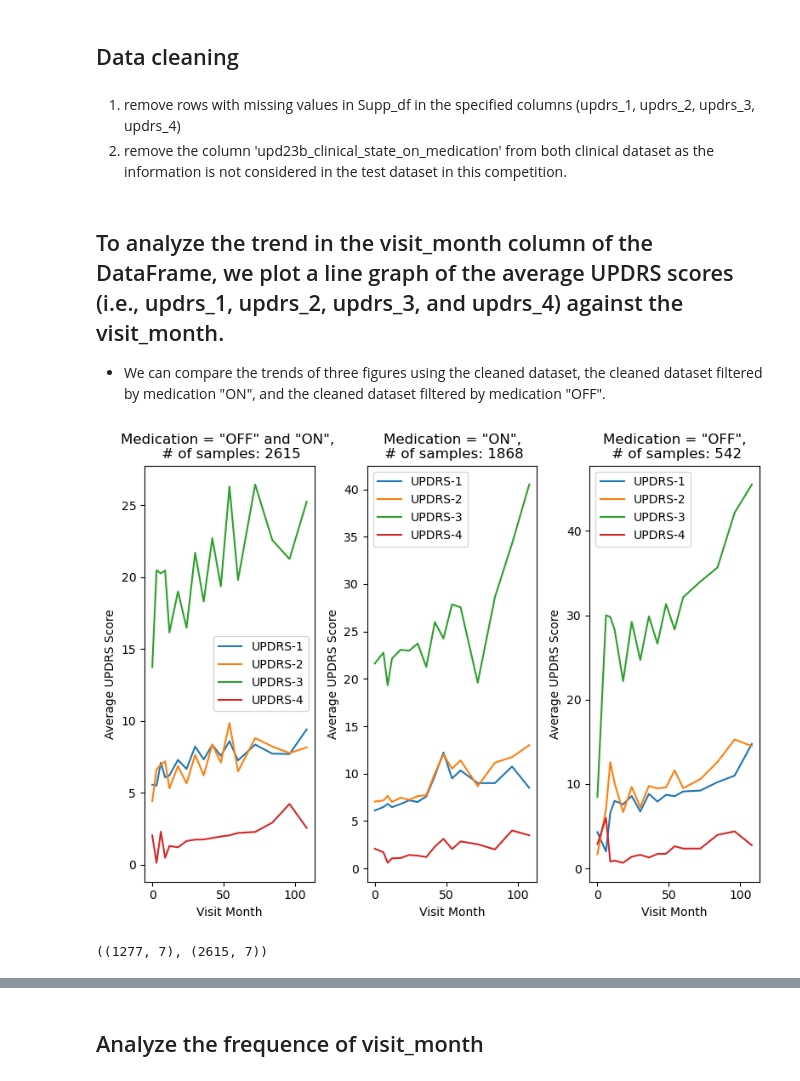
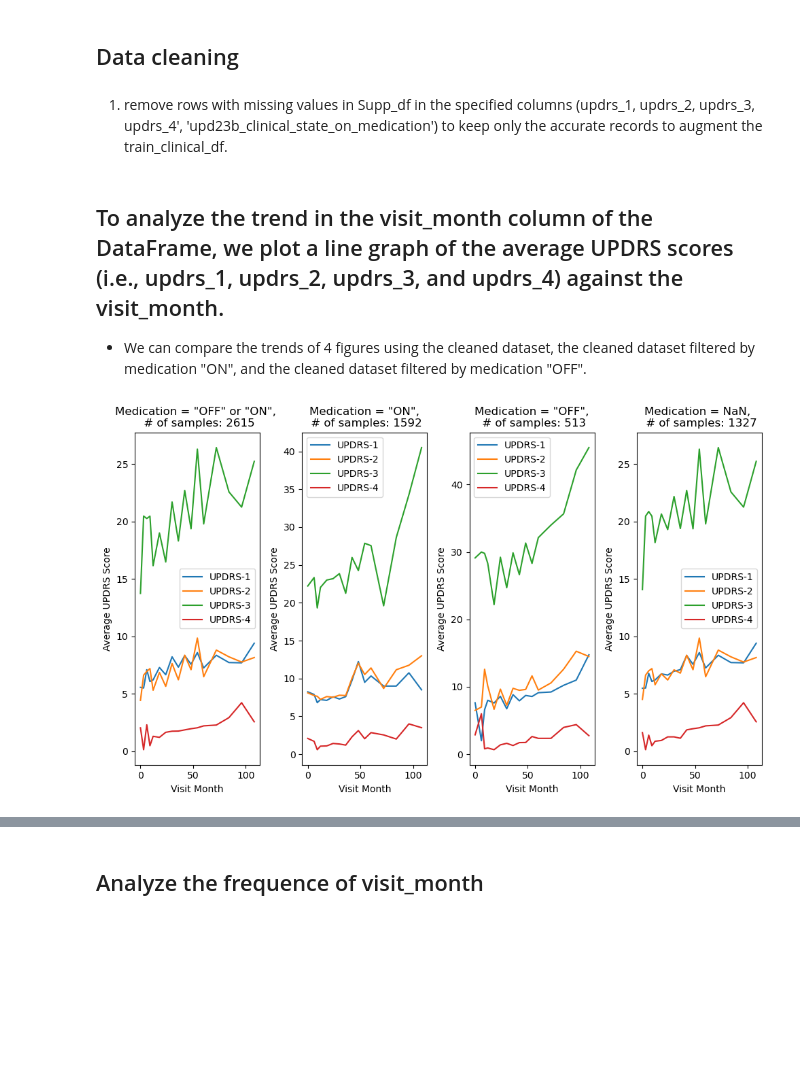
Before and after one commit to hyguozz/blog, a Jupyter notebook: amp-prot-peptide-network-deeplearning.ipynb, the cells around one changed output, grey strips where cells are left out. Drawn from its saved outputs; the diff is of its cells as text; code cells hidden in the pictures; blank space fills up the shorter version.

```diff
--- a/amp-prot-peptide-network-deeplearning.ipynb
+++ b/amp-prot-peptide-network-deeplearning.ipynb
@@ -67,3 +65,4 @@ train_clinical_df = pd.read_csv(dataset_directory / 'train_clinical_data.csv')
 train_peptide_df = pd.read_csv(dataset_directory / 'train_peptides.csv')
 train_protein_df = pd.read_csv(dataset_directory / 'train_proteins.csv')
 supp_df = pd.read_csv(dataset_directory / 'supplemental_clinical_data.csv')
+supp_df.dropna(subset=['updrs_1', 'updrs_2', 'updrs_3', 'updrs_4','upd23b_clinical_state_on_medication'], inplace=True)
@@ -133,15 +100,14 @@ Number of NAN in updrs_1, updrs_2, updrs_3, updrs_4,medication:
 # %% [markdown]
 ## Data cleaning
 # %% [markdown]
-1. remove rows with missing values in Supp_df in the specified columns (updrs_1, updrs_2, updrs_3, updrs_4)
-2. remove the column 'upd23b_clinical_state_on_medication' from both clinical dataset  as the information is not considered in the test dataset in this competition.
+1. remove rows with missing values in Supp_df in the specified columns (updrs_1, updrs_2, updrs_3, updrs_4', 'upd23b_clinical_state_on_medication') to keep only the accurate records to augment the train_clinical_df.
 # %% [markdown]
 ## To analyze the trend in the visit_month column of the DataFrame, we plot a line graph of the average UPDRS scores (i.e., updrs_1, updrs_2, updrs_3, and updrs_4) against the visit_month.
 
-* We can compare the trends of three figures using the cleaned dataset, the cleaned dataset filtered by medication "ON", and the cleaned dataset filtered by medication "OFF".
+* We can compare the trends of 4 figures using the cleaned dataset, the cleaned dataset filtered by medication "ON", and the cleaned dataset filtered by medication "OFF".
 # %%
 # create three subplots in rows
-fig, ax = plt.subplots(ncols = 3,  figsize=(8, 6))
+fig, ax = plt.subplots(ncols = 4,  figsize=(10, 6))
 
 ############## the status of "upd23b_clinical_state_on_medication"] is ignored
 # plot the first figure
@@ -157,11 +123,27 @@ ax[0].plot(df_avg.index, df_avg['updrs_4'], label='UPDRS-4')
 ax[0].set_xlabel('Visit Month')
 ax[0].set_ylabel('Average UPDRS Score')
 ax[0].legend()
-ax[0].set_title('Medication = "OFF" and "ON", \n # of samples: {}'.format(df.shape[0]))
+ax[0].set_title('Medication = "OFF" or "ON", \n # of samples: {}'.format(df.shape[0]))
+############## the status of "upd23b_clinical_state_on_medication"] is NaN
+# concatenate the two DataFrames vertically
+df = pd.concat([train_clinical_df, supp_df], ignore_index=True)
+# Filter df to select only the rows where upd23b_clinical_state_on_medication is 'On'
+nan_medication_df = df[df["upd23b_clinical_state_on_medication"].isna()]
+# group the DataFrame by visit_month and calculate the average of UPDRS scores for each group
+df_avg = nan_medication_df.iloc[:, :-1].groupby('visit_month').mean()
+# group the DataFrame by visit_month and calculate the average of UPDRS scores for each group
+df_avg = df.groupby('visit_month').mean()
+# plot the line graph of the average UPDRS scores against visit_month
+ax[3].plot(df_avg.index, df_avg['updrs_1'], label='UPDRS-1')
+ax[3].plot(df_avg.index, df_avg['updrs_2'], label='UPDRS-2')
+ax[3].plot(df_avg.index, df_avg['updrs_3'], label='UPDRS-3')
+ax[3].plot(df_avg.index, df_avg['updrs_4'], label='UPDRS-4')
+ax[3].set_xlabel('Visit Month')
+ax[3].set_ylabel('Average UPDRS Score')
+ax[3].legend()
+ax[3].set_title('Medication = NaN, \n # of samples: {}'.format(nan_medication_df.shape[0]))
 
 ############## "upd23b_clinical_state_on_medication"] == "On"
-# concatenate the two DataFrames vertically
-df = pd.concat([train_clinical_df, supp_df], ignore_index=True)
 # Filter df to select only the rows where upd23b_clinical_state_on_medication is 'On'
 on_medication_df = df[df["upd23b_clinical_state_on_medication"] == "On"]
 # group the DataFrame by visit_month and calculate the average of UPDRS scores for each group
@@ -175,41 +157,34 @@ ax[1].plot(df_avg.index, df_avg['updrs_4'], label='UPDRS-4')
 ax[1].set_xlabel('Visit Month')
 ax[1].legend()
 ax[1].set_ylabel('Average UPDRS Score')
 ax[1].set_title('Medication = "ON",\n # of samples: {}'.format(on_medication_df.shape[0]))
 
 
 ############## "upd23b_clinical_state_on_medication"] == "Off"
 # concatenate the two DataFrames vertically
 df = pd.concat([train_clinical_df, supp_df], ignore_index=True)
 # Filter df to select only the rows where upd23b_clinical_state_on_medication is 'On'
 off_medication_df = df[df["upd23b_clinical_state_on_medication"] == "Off"]
 # group the DataFrame by visit_month and calculate the average of UPDRS scores for each group
 df_avg = off_medication_df.iloc[:, :-1].groupby('visit_month').mean()
 
 # plot the line graph of the average UPDRS scores against visit_month
 ax[2].plot(df_avg.index, df_avg['updrs_1'], label='UPDRS-1')
 ax[2].plot(df_avg.index, df_avg['updrs_2'], label='UPDRS-2')
 ax[2].plot(df_avg.index, df_avg['updrs_3'], label='UPDRS-3')
 ax[2].plot(df_avg.index, df_avg['updrs_4'], label='UPDRS-4')
 ax[2].set_xlabel('Visit Month')
 ax[2].set_ylabel('Average UPDRS Score')
 ax[2].legend()
 ax[2].set_title('Medication = "OFF",\n # of samples: {}'.format(off_medication_df.shape[0]))
 
 # adjust the subplots layout
 plt.tight_layout()
 
 # show the plot
 plt.show()
 # %% [output]
-[figure, old version]
+[figure, new version]
-# %%
-supp_df.drop(supp_df.columns[-1], axis=1, inplace = True)
-train_clinical_df.drop(train_clinical_df.columns[-1],axis=1,inplace = True)
-supp_df.dropna(subset=['updrs_1', 'updrs_2', 'updrs_3', 'updrs_4'], inplace=True)
-supp_df.shape, train_clinical_df.shape
-# %% [output]
-((1277, 7), (2615, 7))
 # %%
 # concatenate the two train_clinical_df and supp_df vertically
 train_df = pd.concat([train_clinical_df, supp_df], ignore_index=True)
```
Also changed, not shown: parts of 21 cells of this notebook.
